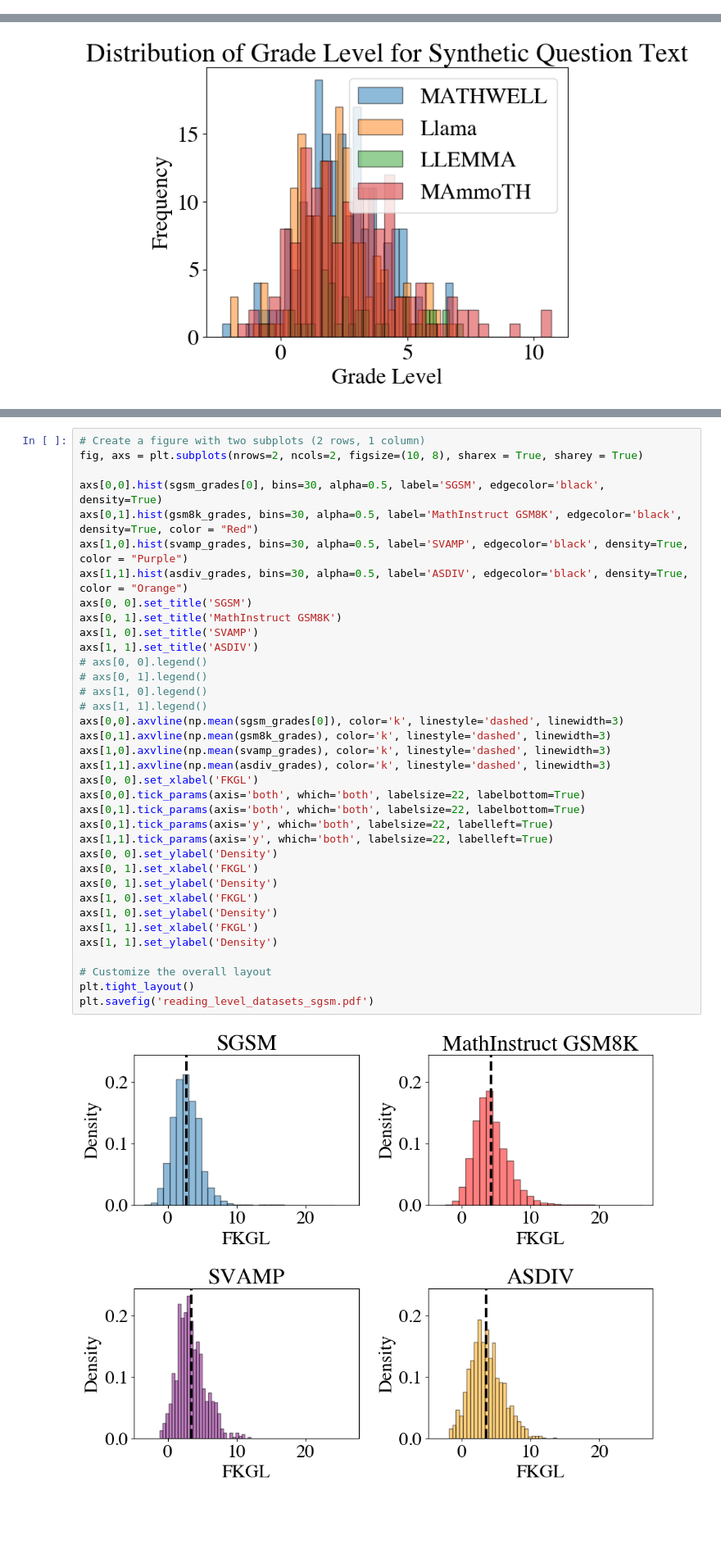
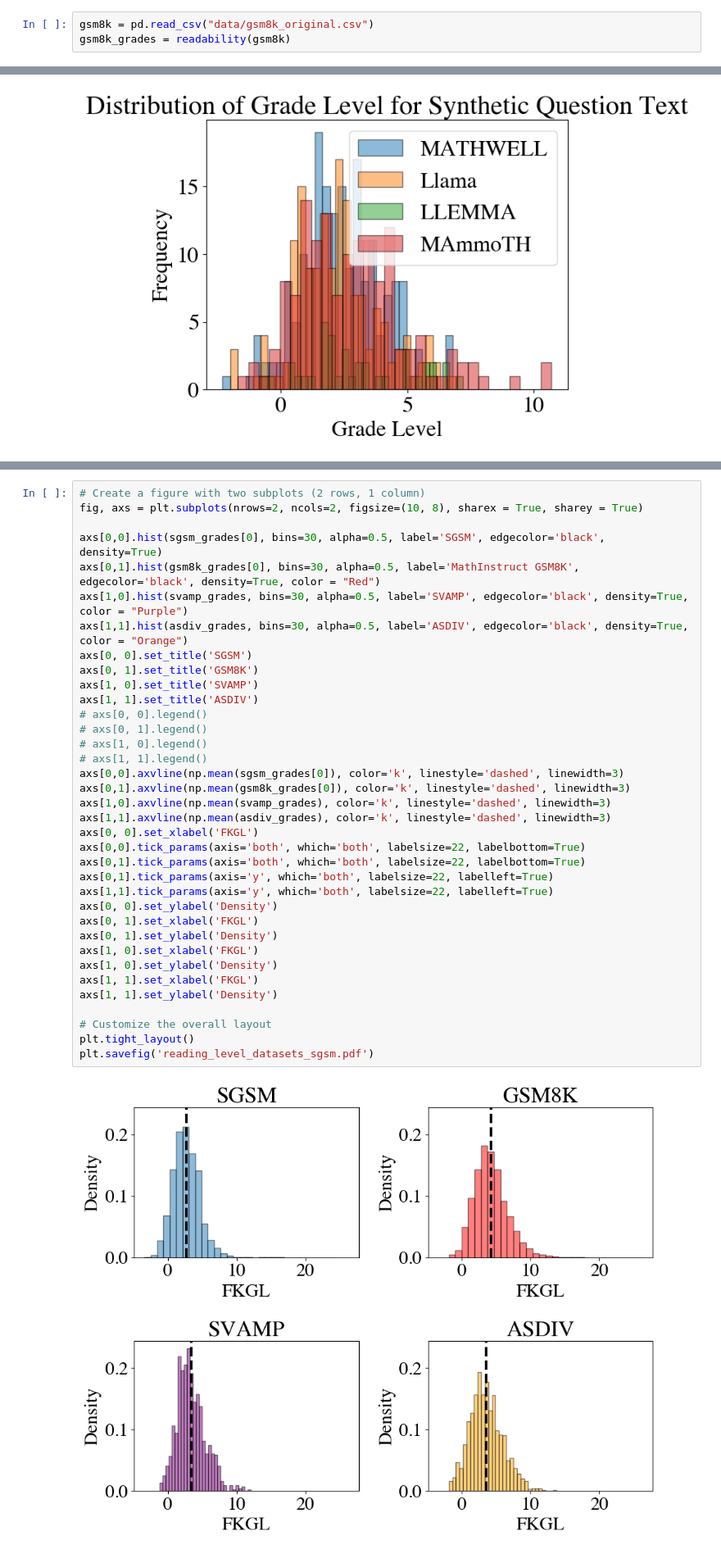
Before and after one commit to bryanchrist/llama2-70b, a Jupyter notebook: reading_level.ipynb, the cells around one changed output, grey strips where cells are left out. Shown at 82% size. Saved outputs shown, nothing was run; the diff lists cells and outputs as text; blank space fills up the shorter version.

```diff
--- a/reading_level.ipynb
+++ b/reading_level.ipynb
@@ -269,6 +269,9 @@ annotation_readability = readability(annotations)
 annotations['fkgl'] = annotation_readability[0]
 annotations['ndc'] = annotation_readability[1]
 annotations.to_csv('data/evaluation_annotations.csv', index = False)
+# %%
+gsm8k = pd.read_csv("data/gsm8k_original.csv")
+gsm8k_grades = readability(gsm8k)
 # %%
 mathwell_an = pd.read_csv('data/mathwell_annotations_final.csv')
 mathwell_an
@@ -775,39 +778,39 @@ plt.savefig('reading_level_datasets.p')
 fig, axs = plt.subplots(nrows=2, ncols=2, figsize=(10, 8), sharex = True, sharey = True)
 
 axs[0,0].hist(sgsm_grades[0], bins=30, alpha=0.5, label='SGSM', edgecolor='black', density=True)
-axs[0,1].hist(gsm8k_grades, bins=30, alpha=0.5, label='MathInstruct GSM8K', edgecolor='black', density=True, color = "Red")
+axs[0,1].hist(gsm8k_grades[0], bins=30, alpha=0.5, label='MathInstruct GSM8K', edgecolor='black', density=True, color = "Red")
 axs[1,0].hist(svamp_grades, bins=30, alpha=0.5, label='SVAMP', edgecolor='black', density=True, color = "Purple")
 axs[1,1].hist(asdiv_grades, bins=30, alpha=0.5, label='ASDIV', edgecolor='black', density=True, color = "Orange")
 axs[0, 0].set_title('SGSM')
-axs[0, 1].set_title('MathInstruct GSM8K')
+axs[0, 1].set_title('GSM8K')
 axs[1, 0].set_title('SVAMP')
 axs[1, 1].set_title('ASDIV')
 # axs[0, 0].legend()
 # axs[0, 1].legend()
 # axs[1, 0].legend()
 # axs[1, 1].legend()
 axs[0,0].axvline(np.mean(sgsm_grades[0]), color='k', linestyle='dashed', linewidth=3)
-axs[0,1].axvline(np.mean(gsm8k_grades), color='k', linestyle='dashed', linewidth=3)
+axs[0,1].axvline(np.mean(gsm8k_grades[0]), color='k', linestyle='dashed', linewidth=3)
 axs[1,0].axvline(np.mean(svamp_grades), color='k', linestyle='dashed', linewidth=3)
 axs[1,1].axvline(np.mean(asdiv_grades), color='k', linestyle='dashed', linewidth=3)
 axs[0, 0].set_xlabel('FKGL')
 axs[0,0].tick_params(axis='both', which='both', labelsize=22, labelbottom=True)
 axs[0,1].tick_params(axis='both', which='both', labelsize=22, labelbottom=True)
 axs[0,1].tick_params(axis='y', which='both', labelsize=22, labelleft=True)
 axs[1,1].tick_params(axis='y', which='both', labelsize=22, labelleft=True)
 axs[0, 0].set_ylabel('Density')
 axs[0, 1].set_xlabel('FKGL')
 axs[0, 1].set_ylabel('Density')
 axs[1, 0].set_xlabel('FKGL')
 axs[1, 0].set_ylabel('Density')
 axs[1, 1].set_xlabel('FKGL')
 axs[1, 1].set_ylabel('Density')
 
 # Customize the overall layout
 plt.tight_layout()
 plt.savefig('reading_level_datasets_sgsm.pdf')
 # %% [output]
-[figure, old version]
+[figure, new version]
 # %%
 # Create a histogram
 plt.hist(mathwell_an_grades[0], bins=30, alpha=0.5, label='MATHWELL Annotated', edgecolor='black', density=True)
```
Also changed, not shown: parts of 10 cells of this notebook, 2 other files.
